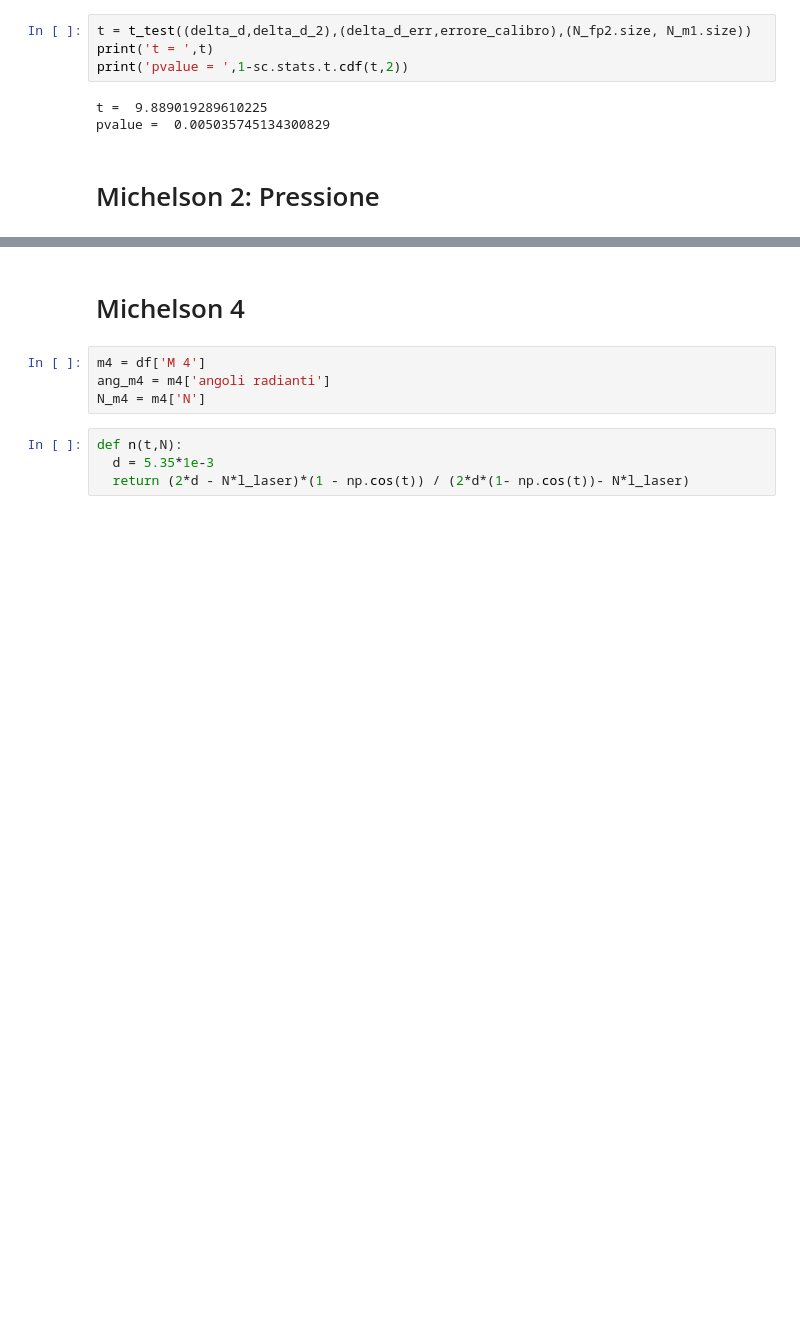
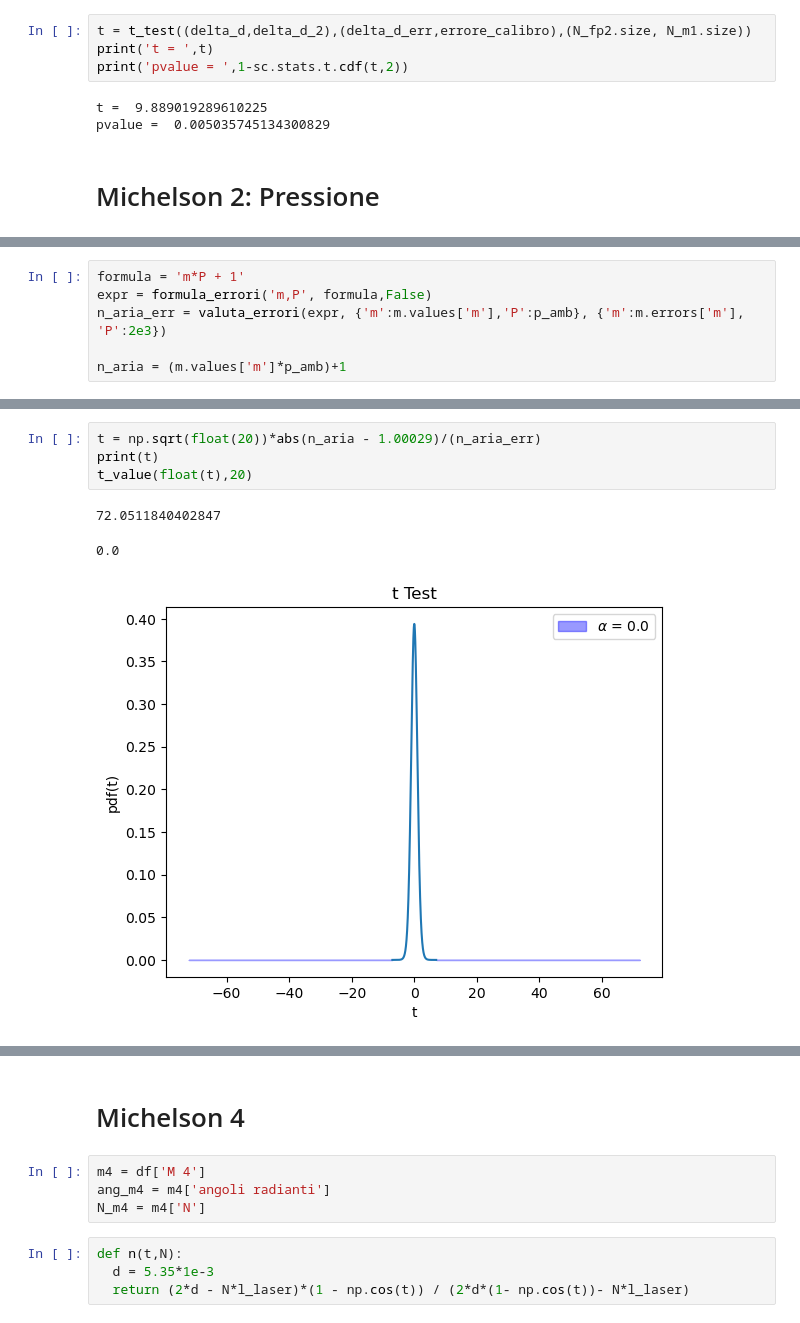
Before and after one commit to Yedi278/Lab2, a Jupyter notebook: Interferometro/Interferometro.ipynb, the cells around one changed output, grey strips where cells are left out. Drawn from its saved outputs; the diff is of its cells as text; blank space fills up the shorter version.

```diff
--- a/Interferometro/Interferometro.ipynb
+++ b/Interferometro/Interferometro.ipynb
@@ -599 +604,7 @@ plt.savefig('pressione_data.pdf',bbox_inches='tight')
+# %%
+formula = 'm*P + 1'
+expr = formula_errori('m,P', formula,False)
+n_aria_err = valuta_errori(expr, {'m':m.values['m'],'P':p_amb}, {'m':m.errors['m'], 'P':2e3})
+
+n_aria = (m.values['m']*p_amb)+1
 # %%
@@ -603,3 +614,11 @@ n aria =  1.001993383270445
+# %%
+t = np.sqrt(float(20))*abs(n_aria - 1.00029)/(n_aria_err)
+print(t)
+t_value(float(t),20)
+# %% [output]
+72.0511840402847
+0.0
+[figure, added]
 # %%
 draw_p_value(m.fval,m.ndof, x_limit=100)
 # %% [output]
```
Also changed, not shown: parts of 11 cells of this notebook, 4 other files.
